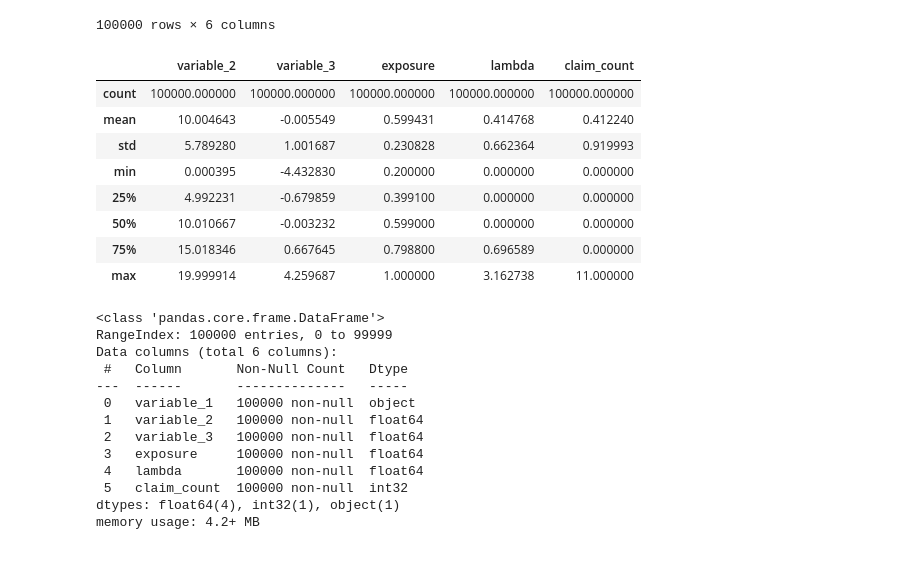
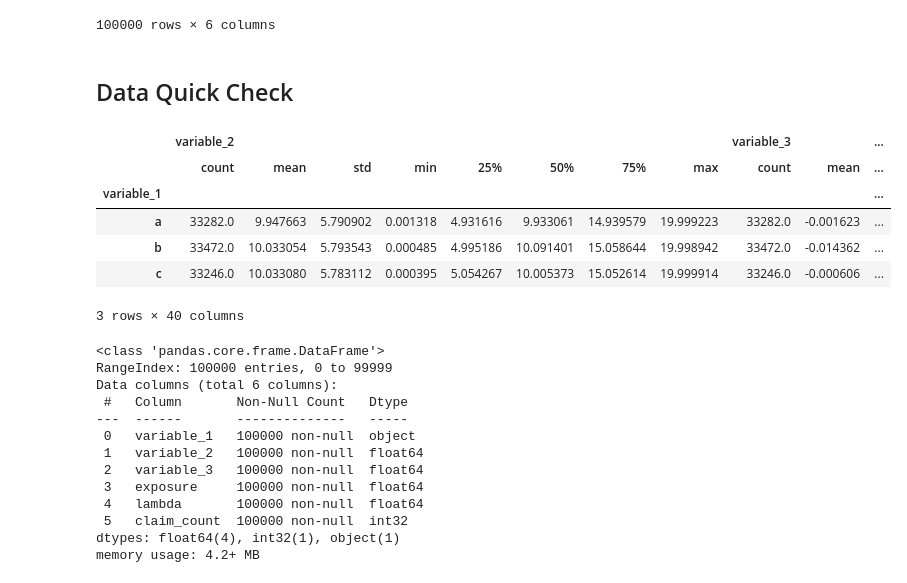
Before and after one commit to leonv1602/my-actuarial-journey, a Jupyter notebook: Machine Learning and Deep Learning/A tale on GLM.ipynb, the cells around one changed output. Cells and saved outputs as stored; diff of their text form; code cells hidden in the pictures.

```diff
--- a/Machine Learning and Deep Learning/A tale on GLM.ipynb
+++ b/Machine Learning and Deep Learning/A tale on GLM.ipynb
@@ -35,8 +44,13 @@ model_df = pd.DataFrame({
     'variable_3' : np.random.normal(loc = 0, scale = 1, size = n_obs),
     'exposure' : np.round(np.random.uniform(low=0.2, high=1, size=n_obs),4),
     })
-model_df['lambda'] = 1.2 + model_df['variable_1'].map({'a': 0.4, 'b': -0.3, 'c': 0.8}) - 0.2*model_df['variable_2'] + 1.2*np.cos(model_df['variable_3']) + np.log(model_df['exposure'])
-model_df['lambda'] = model_df['lambda'].clip(0)
+model_df['lambda'] = (
+    1.2 +
+    model_df['variable_1'].map({'a': 0.4, 'b': -0.3, 'c': 0.8}) -
+    0.2*model_df['variable_2'] +
+    1.2*np.cos(model_df['variable_3']) +
+    np.log(model_df['exposure'])
+).clip(0)
 model_df['claim_count'] = np.random.poisson(lam = model_df['lambda'])
 model_df
 # %% [output]
@@ -53,18 +67,18 @@ model_df
 | 99998 | a | 15.931183 | -0.500684 | 0.7192 | 0.000000 | 0 |
 | 99999 | b | 14.462262 | 0.640740 | 0.2175 | 0.000000 | 0 |
 100000 rows × 6 columns
+# %% [markdown]
+## Data Quick Check
 # %%
-model_df.describe()
+model_df.groupby('variable_1').describe()
 # %% [output]
-|  | variable_2 | variable_3 | exposure | lambda | claim_count |
-| count | 100000.000000 | 100000.000000 | 100000.000000 | 100000.000000 | 100000.000000 |
-| mean | 10.004643 | -0.005549 | 0.599431 | 0.414768 | 0.412240 |
-| std | 5.789280 | 1.001687 | 0.230828 | 0.662364 | 0.919993 |
-| min | 0.000395 | -4.432830 | 0.200000 | 0.000000 | 0.000000 |
-| 25% | 4.992231 | -0.679859 | 0.399100 | 0.000000 | 0.000000 |
-| 50% | 10.010667 | -0.003232 | 0.599000 | 0.000000 | 0.000000 |
-| 75% | 15.018346 | 0.667645 | 0.798800 | 0.696589 | 0.000000 |
-| max | 19.999914 | 4.259687 | 1.000000 | 3.162738 | 11.000000 |
+|  | variable_2 |  |  |  |  |  |  |  | variable_3 |  | ... |
+|  | count | mean | std | min | 25% | 50% | 75% | max | count | mean | ... |
+| variable_1 |  |  |  |  |  |  |  |  |  |  | ... |
+| a | 33282.0 | 9.947663 | 5.790902 | 0.001318 | 4.931616 | 9.933061 | 14.939579 | 19.999223 | 33282.0 | -0.001623 | ... |
+| b | 33472.0 | 10.033054 | 5.793543 | 0.000485 | 4.995186 | 10.091401 | 15.058644 | 19.998942 | 33472.0 | -0.014362 | ... |
+| c | 33246.0 | 10.033080 | 5.783112 | 0.000395 | 5.054267 | 10.005373 | 15.052614 | 19.999914 | 33246.0 | -0.000606 | ... |
+3 rows × 40 columns
 # %%
 model_df.info()
 # %% [output]
```
Also changed, not shown: parts of 30 cells of this notebook.
